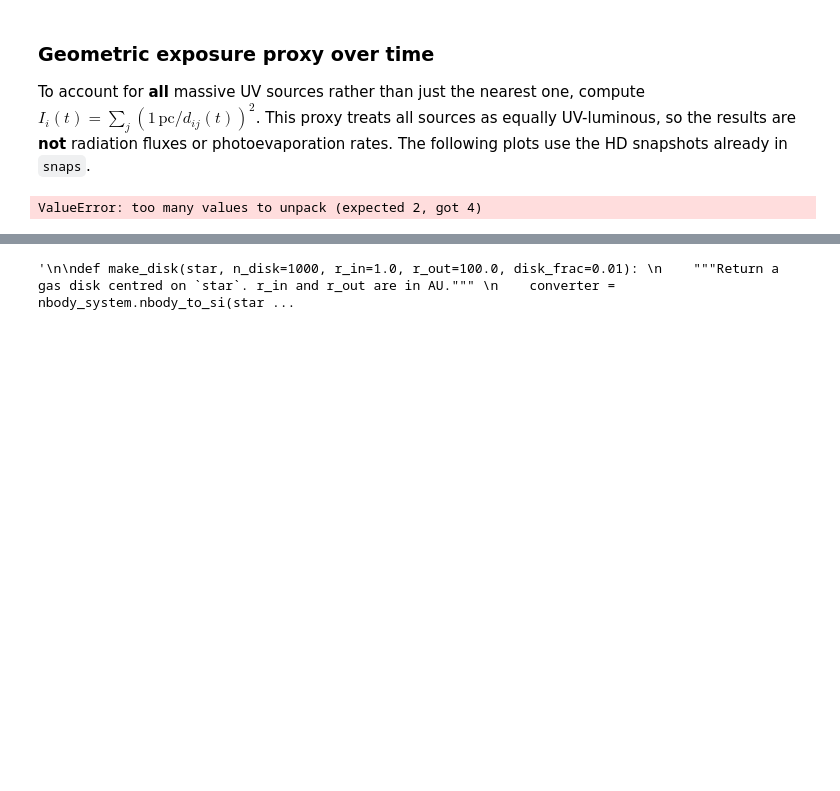
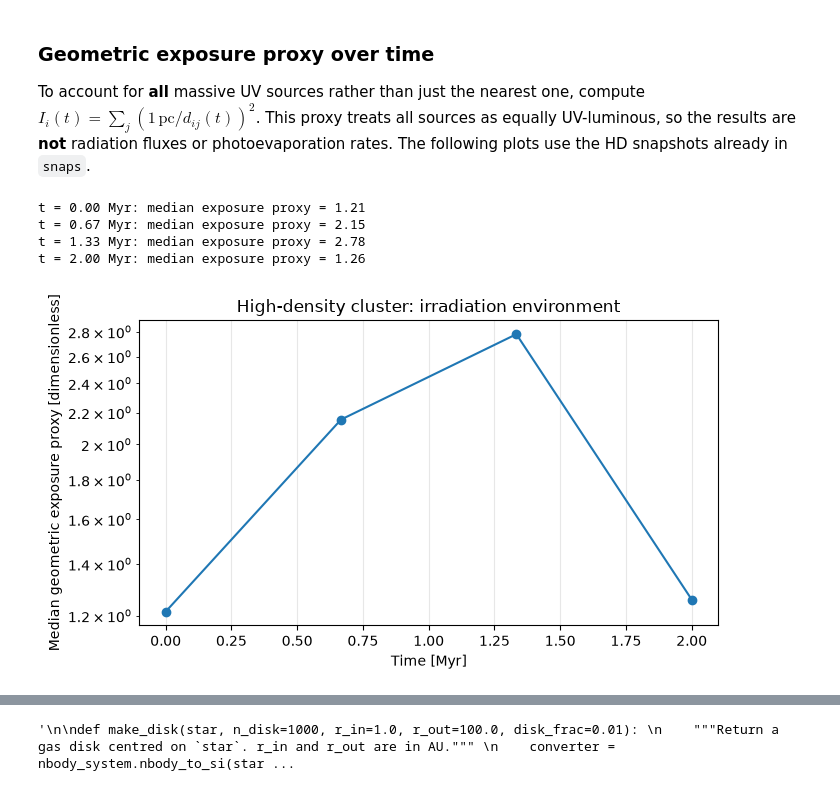
Before and after one commit to sapounas20/AMUSE_project, a Jupyter notebook: Clustering.ipynb, the cells around one changed output, grey strips where cells are left out. Saved outputs shown, nothing was run; the diff lists cells and outputs as text; code cells hidden in the pictures; blank space fills up the shorter version.

```diff
--- a/Clustering.ipynb
+++ b/Clustering.ipynb
@@ -128,25 +132,29 @@ To account for **all** massive UV sources rather than just the nearest one, comp
 # %%
 # Summarize the geometric exposure proxy across disk hosts in HD snapshots.
 times_myr = []
 median_exposure = []
 
-for t, snapshot in snaps:
+for t, snapshot in snaps5:
     exposure = exposure_proxy(snapshot)
     times_myr.append(t.value_in(units.Myr))
     median_exposure.append(np.median(exposure))
     print(f"t = {times_myr[-1]:.2f} Myr: median exposure proxy = {median_exposure[-1]:.3g}")
 
 fig, ax = plt.subplots(figsize=(7, 4))
 ax.plot(times_myr, median_exposure, "o-")
 ax.set_yscale("log")
 ax.set_xlabel("Time [Myr]")
 ax.set_ylabel("Median geometric exposure proxy [dimensionless]")
 ax.set_title("High-density cluster: irradiation environment")
 ax.grid(alpha=0.3)
 plt.tight_layout()
 plt.show()
 # %% [output]
-ValueError: too many values to unpack (expected 2, got 4)
+t = 0.00 Myr: median exposure proxy = 1.21
+t = 0.67 Myr: median exposure proxy = 2.15
+t = 1.33 Myr: median exposure proxy = 2.78
+t = 2.00 Myr: median exposure proxy = 1.26
+[figure, added]
 # %%
 
 
```
Also changed, not shown: parts of 7 cells of this notebook, 1 other file.
